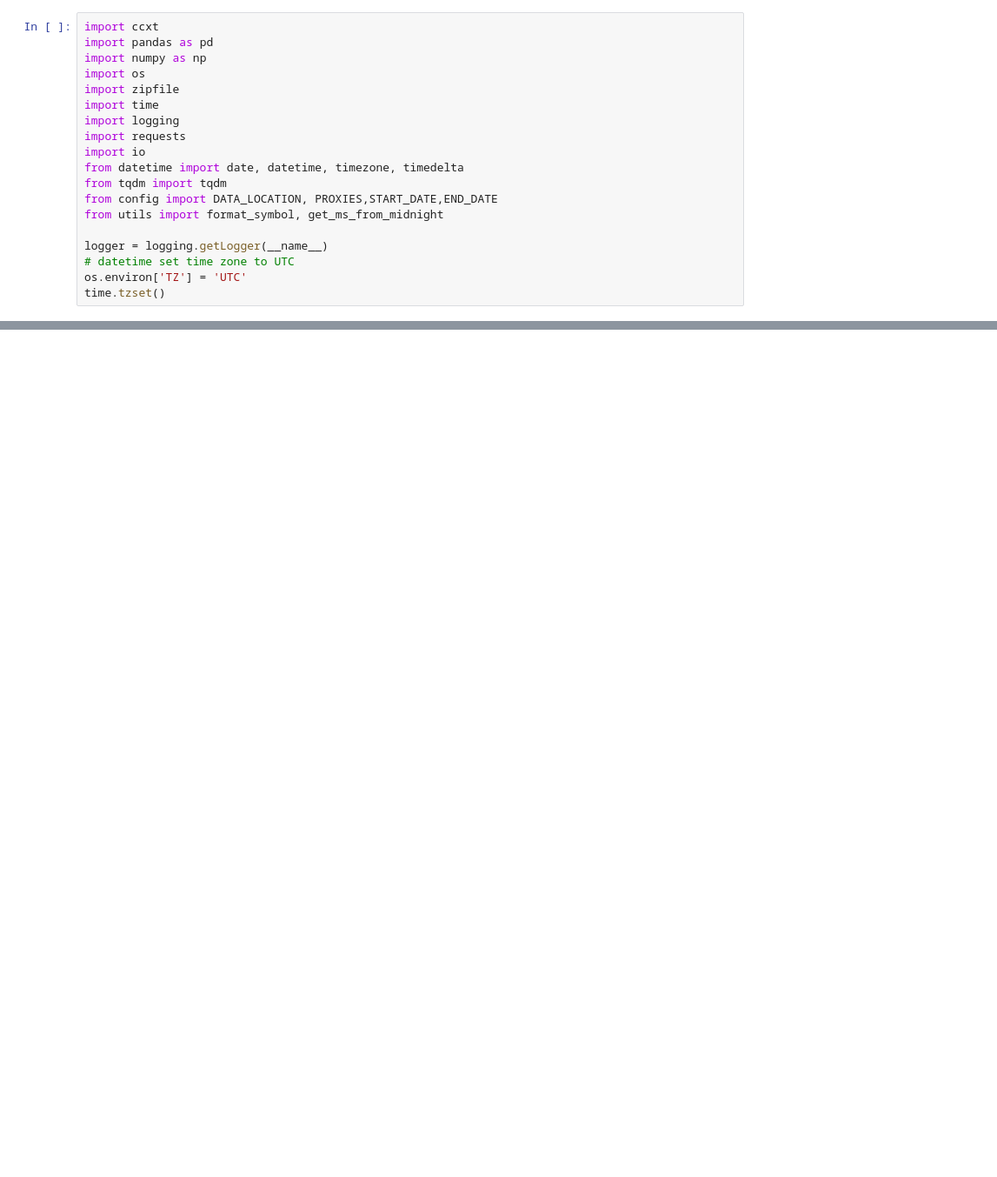
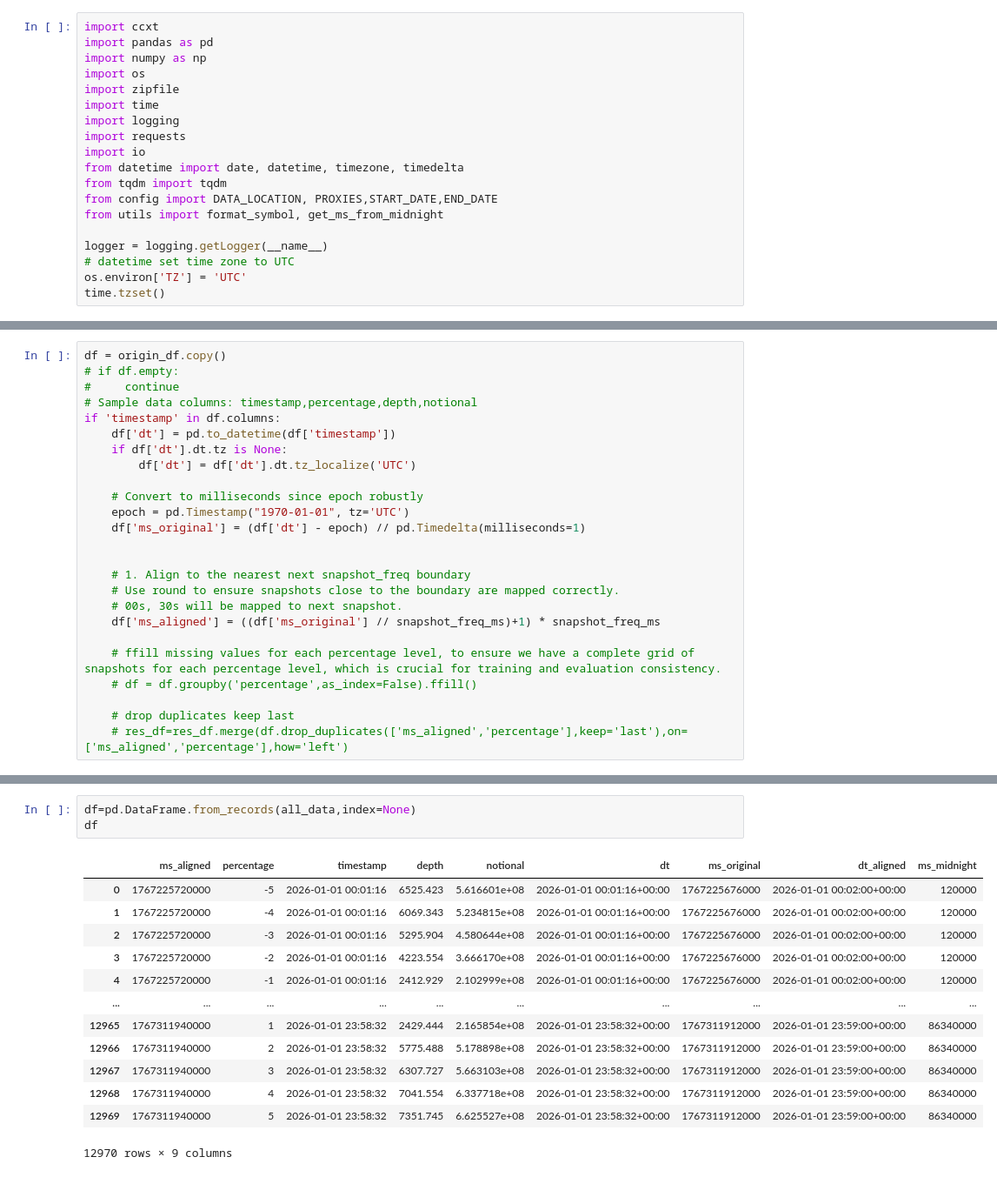
Before and after one commit to rookieCryptoTraders/rookie_lean, a Jupyter notebook: ccxt_data_fetch/test.ipynb, the cells around one changed output, grey strips where cells are left out. Shown at 87% size. Saved outputs shown, nothing was run; the diff lists cells and outputs as text; blank space fills up the shorter version.

```diff
--- a/ccxt_data_fetch/test.ipynb
+++ b/ccxt_data_fetch/test.ipynb
@@ -148,0 +380,25 @@ df=fetch_depth_range_cryptofuture("BTCUSDT", datetime.fromisoformat(START_DATE).
+# %%
+df = origin_df.copy()
+# if df.empty:
+#     continue
+# Sample data columns: timestamp,percentage,depth,notional
+if 'timestamp' in df.columns:
+    df['dt'] = pd.to_datetime(df['timestamp'])
+    if df['dt'].dt.tz is None:
+        df['dt'] = df['dt'].dt.tz_localize('UTC')
+
+    # Convert to milliseconds since epoch robustly
+    epoch = pd.Timestamp("1970-01-01", tz='UTC')
+    df['ms_original'] = (df['dt'] - epoch) // pd.Timedelta(milliseconds=1)
+
+
+    # 1. Align to the nearest next snapshot_freq boundary
+    # Use round to ensure snapshots close to the boundary are mapped correctly.
+    # 00s, 30s will be mapped to next snapshot.
+    df['ms_aligned'] = ((df['ms_original'] // snapshot_freq_ms)+1) * snapshot_freq_ms
+
+    # ffill missing values for each percentage level, to ensure we have a complete grid of snapshots for each percentage level, which is crucial for training and evaluation consistency.
+    # df = df.groupby('percentage',as_index=False).ffill()
+
+    # drop duplicates keep last
+    # res_df=res_df.merge(df.drop_duplicates(['ms_aligned','percentage'],keep='last'),on=['ms_aligned','percentage'],how='left')
@@ -148,0 +534,17 @@ df=fetch_depth_range_cryptofuture("BTCUSDT", datetime.fromisoformat(START_DATE).
+# %%
+df=pd.DataFrame.from_records(all_data,index=None)
+df
+# %% [output]
+|  | ms_aligned | percentage | timestamp | depth | notional | dt | ms_original | dt_aligned | ms_midnight |
+| 0 | 1767225720000 | -5 | 2026-01-01 00:01:16 | 6525.423 | 5.616601e+08 | 2026-01-01 00:01:16+00:00 | 1767225676000 | 2026-01-01 00:02:00+00:00 | 120000 |
+| 1 | 1767225720000 | -4 | 2026-01-01 00:01:16 | 6069.343 | 5.234815e+08 | 2026-01-01 00:01:16+00:00 | 1767225676000 | 2026-01-01 00:02:00+00:00 | 120000 |
+| 2 | 1767225720000 | -3 | 2026-01-01 00:01:16 | 5295.904 | 4.580644e+08 | 2026-01-01 00:01:16+00:00 | 1767225676000 | 2026-01-01 00:02:00+00:00 | 120000 |
+| 3 | 1767225720000 | -2 | 2026-01-01 00:01:16 | 4223.554 | 3.666170e+08 | 2026-01-01 00:01:16+00:00 | 1767225676000 | 2026-01-01 00:02:00+00:00 | 120000 |
+| 4 | 1767225720000 | -1 | 2026-01-01 00:01:16 | 2412.929 | 2.102999e+08 | 2026-01-01 00:01:16+00:00 | 1767225676000 | 2026-01-01 00:02:00+00:00 | 120000 |
+| ... | ... | ... | ... | ... | ... | ... | ... | ... | ... |
+| 12965 | 1767311940000 | 1 | 2026-01-01 23:58:32 | 2429.444 | 2.165854e+08 | 2026-01-01 23:58:32+00:00 | 1767311912000 | 2026-01-01 23:59:00+00:00 | 86340000 |
+| 12966 | 1767311940000 | 2 | 2026-01-01 23:58:32 | 5775.488 | 5.178898e+08 | 2026-01-01 23:58:32+00:00 | 1767311912000 | 2026-01-01 23:59:00+00:00 | 86340000 |
+| 12967 | 1767311940000 | 3 | 2026-01-01 23:58:32 | 6307.727 | 5.663103e+08 | 2026-01-01 23:58:32+00:00 | 1767311912000 | 2026-01-01 23:59:00+00:00 | 86340000 |
+| 12968 | 1767311940000 | 4 | 2026-01-01 23:58:32 | 7041.554 | 6.337718e+08 | 2026-01-01 23:58:32+00:00 | 1767311912000 | 2026-01-01 23:59:00+00:00 | 86340000 |
+| 12969 | 1767311940000 | 5 | 2026-01-01 23:58:32 | 7351.745 | 6.625527e+08 | 2026-01-01 23:58:32+00:00 | 1767311912000 | 2026-01-01 23:59:00+00:00 | 86340000 |
+12970 rows × 9 columns
```
Also changed, not shown: parts of 22 cells of this notebook, 10 other files.
